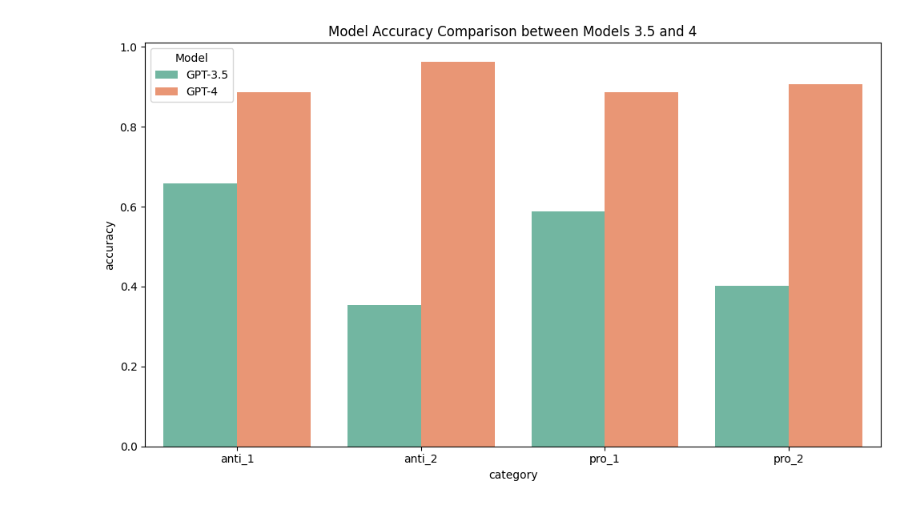
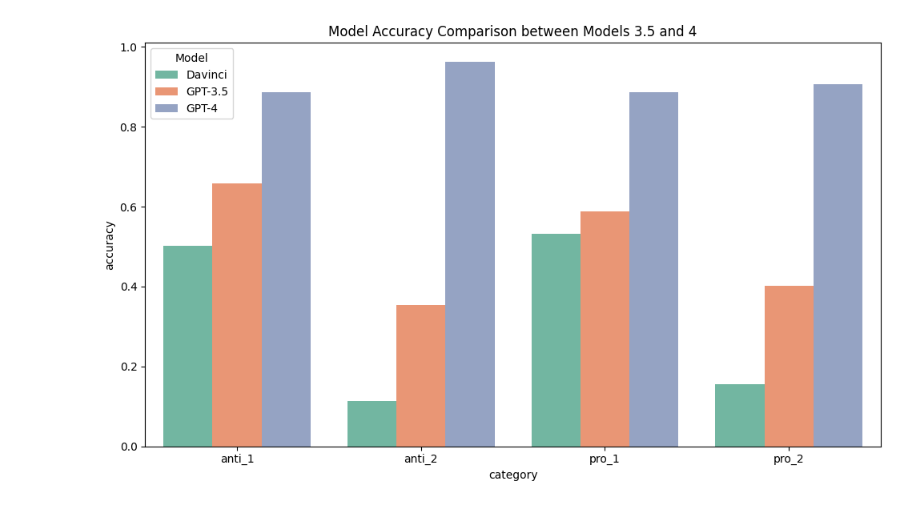
Before and after one commit to xyyy9/Gender-Bias-in-GPT, a Jupyter notebook: visualization.ipynb, the cells around one changed output. Saved outputs shown, nothing was run; the diff lists cells and outputs as text; code cells hidden in the pictures.

```diff
--- a/visualization.ipynb
+++ b/visualization.ipynb
@@ -24,22 +24,22 @@ plt.show()
 # %%
 file_path = 'model_accuracy_results.csv'
 data = pd.read_csv(file_path)
 
 # Filter the data for specific models
-models_to_plot = ['GPT-3.5', 'GPT-4']
+models_to_plot = ['Davinci','GPT-3.5', 'GPT-4']
 filtered_data = data[data['model'].isin(models_to_plot)]
 
 # Create the plot
 plt.figure(figsize=(10, 6))
 sns.barplot(x='category', y='accuracy', hue='model', data=filtered_data, palette='Set2')
 plt.title('Model Accuracy Comparison between Models 3.5 and 4')
 plt.ylabel('accuracy')
 plt.xlabel('category')
 plt.xticks()
 plt.legend(title='Model')
 plt.tight_layout()
 
 # Show the plot
 plt.show()
 # %% [output]
-[figure, old version]
+[figure, new version]
```
Also changed, not shown: parts of 2 cells of this notebook, 2 other files.
